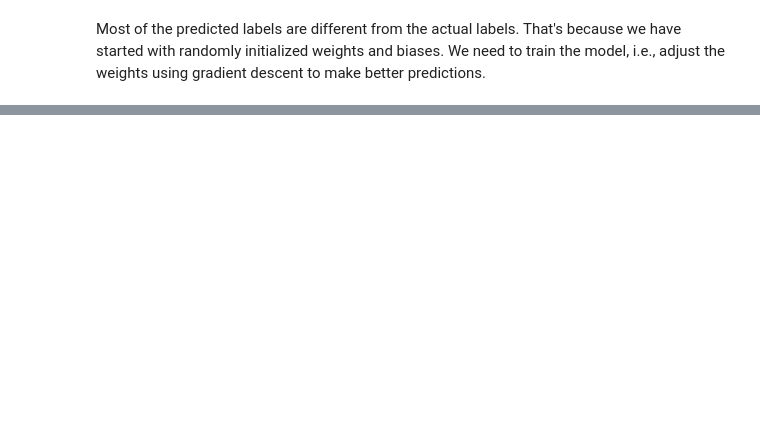
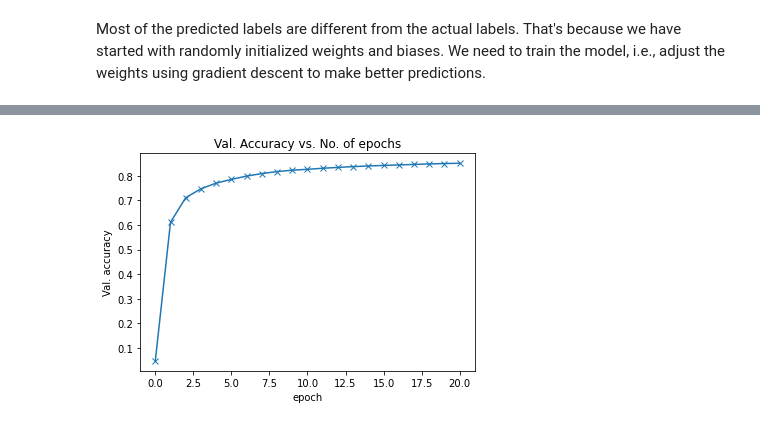
Before and after one commit to Saurav-Raghaw/Python, a Jupyter notebook: PyTorch_5.ipynb, the cells around one changed output, grey strips where cells are left out. Saved outputs shown, nothing was run; the diff lists cells and outputs as text; code cells hidden in the pictures; blank space fills up the shorter version.

Commit message:
#######________Image Classification(MNSIT) and Logistic Regression______########

```diff
--- a/PyTorch_5.ipynb
+++ b/PyTorch_5.ipynb
@@ -321,0 +401,23 @@ Most of the predicted labels are different from the actual labels. That's becaus
+# %%
+def fit(epochs, lr, model, train_loader, val_loader, opt_func=torch.optim.SGD):
+    optimizer = opt_func(model.parameters(), lr)
+    history = [] # for recording epoch-wise results
+
+    for epoch in range(epochs):
+
+        # Training Phase
+        for batch in train_loader:
+            loss = model.training_step(batch)
+            loss.backward()
+            optimizer.step()
+            optimizer.zero_grad()
+        result = evaluate_train(model, train_loader)
+        model.epoch_end_train(epoch, result)
+        history.append(result)
+
+        # Validation phase
+        result = evaluate(model, val_loader)
+        model.epoch_end(epoch, result)
+        history.append(result)
+
+    return history
@@ -321,0 +428,4 @@ Most of the predicted labels are different from the actual labels. That's becaus
+# %%
+def evaluate(model, val_loader):
+    outputs = [model.validation_step(batch) for batch in val_loader]
+    return model.validation_epoch_end(outputs)
@@ -321,0 +484,3 @@ Most of the predicted labels are different from the actual labels. That's becaus
+# %%
+result0 = evaluate(model, val_loader)
+result0
@@ -321,0 +493,2 @@ Most of the predicted labels are different from the actual labels. That's becaus
+# %%
+history1 = fit(20, 0.001, model, train_loader, val_loader)
@@ -321,0 +513,15 @@ Most of the predicted labels are different from the actual labels. That's becaus
+# %%
+history = [result0] + history1
+val_accuracy = []
+for result in history:
+  if 'val_acc' in result:
+    val_accuracy.append(result['val_acc'])
+  else:
+    continue
+
+plt.plot(val_accuracy, '-x')
+plt.xlabel('epoch')
+plt.ylabel('Val. accuracy')
+plt.title('Val. Accuracy vs. No. of epochs');
+# %% [output]
+[figure, added]
```
Also changed, not shown: parts of 31 cells of this notebook.
